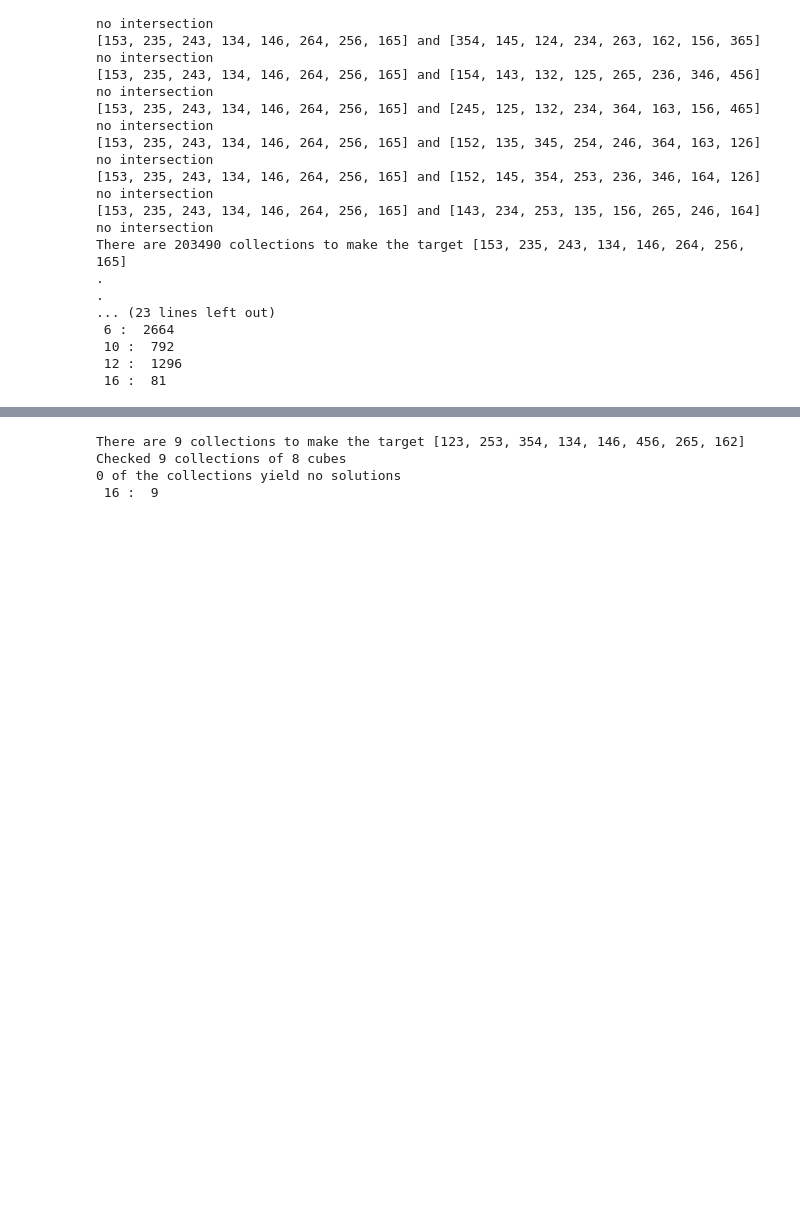
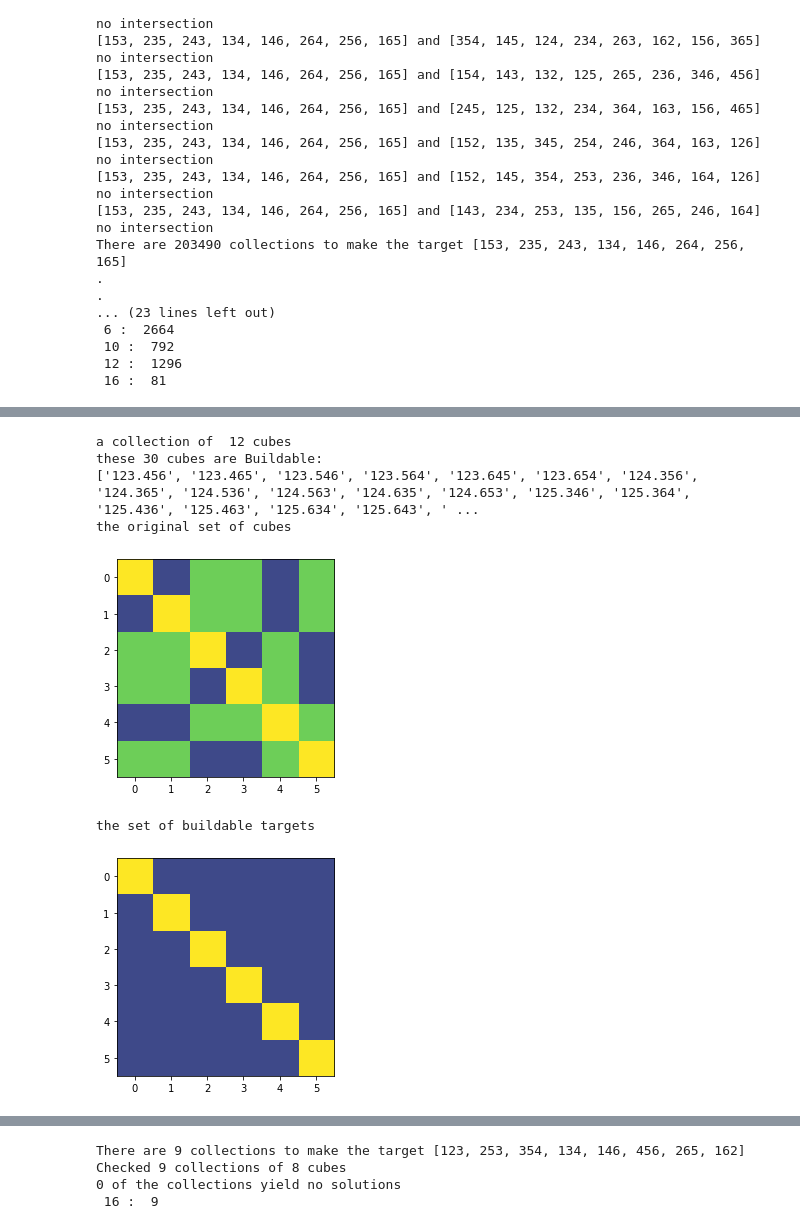
Before and after one commit to IJohnson-math/Colored_Cube_Puzzles, a Jupyter notebook: 2x2x2soln_C_36.ipynb, the cells around one changed output, grey strips where cells are left out. Cells and saved outputs as stored; diff of their text form; code cells hidden in the pictures; blank space fills up the shorter version.

```diff
--- a/2x2x2soln_C_36.ipynb
+++ b/2x2x2soln_C_36.ipynb
@@ -97,0 +162,17 @@ print(len(LookingMax))
+# %%
+### Here is a collection of 12.  Is it universal? YES!  New 2!
+LookingUkeys=["Ab", "Ba", "Ae", "Ea", "Be", "Eb",  "Cd", "Dc", "Cf", "Fc", "Df", "Fd"]
+##Here is a third
+#LookingUkeys=["Ad", "Da", "Ae", "Ea", "Be", "Eb", "Dc", "Cd", "Cf", "Fc", "Df", "Fd"]
+LookingMU=[C36names[key] for key in LookingUkeys]
+print("a collection of ", len(LookingMU), "cubes")
+
+DisplaySetCubesandBuildableTargets(LookingMU, C36)
+# %% [output]
+a collection of  12 cubes
+these 30 cubes are Buildable:
+['123.456', '123.465', '123.546', '123.564', '123.645', '123.654', '124.356', '124.365', '124.536', '124.563', '124.635', '124.653', '125.346', '125.364', '125.436', '125.463', '125.634', '125.643', ' ...
+the original set of cubes
+[figure, added]
+the set of buildable targets
+[figure, added]
```
Also changed, not shown: parts of 97 cells of this notebook.
